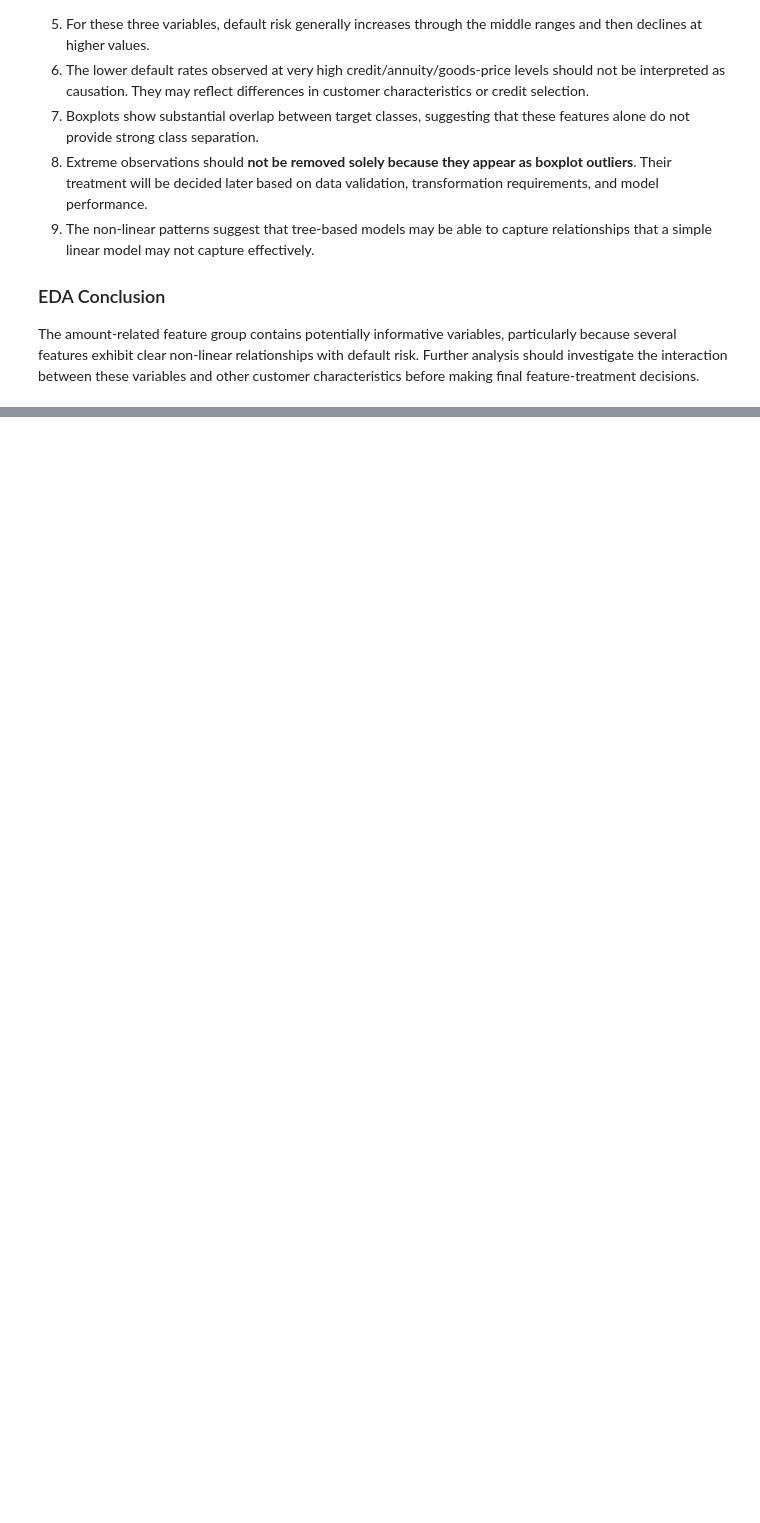
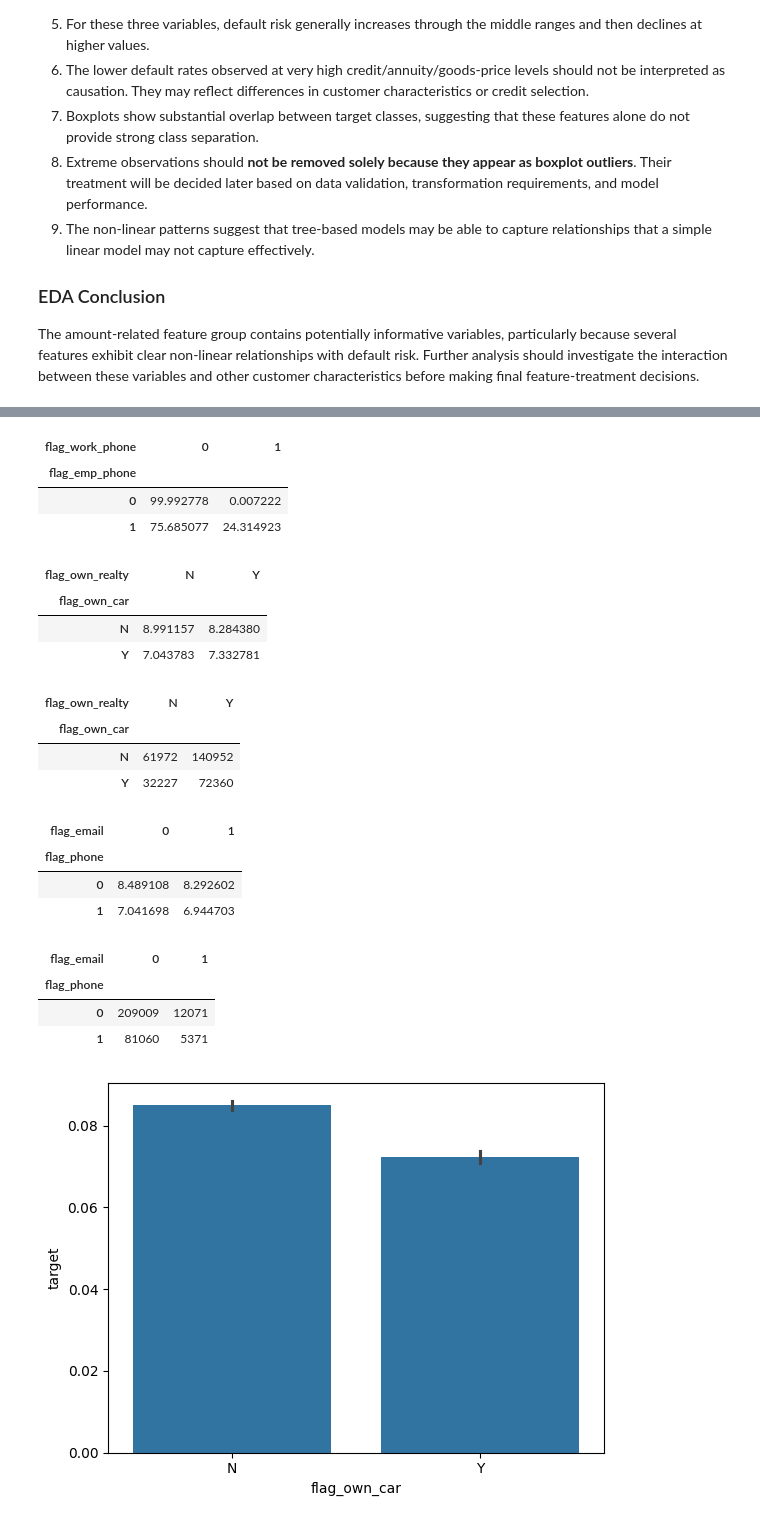
Before and after one commit to Roxy099/data_science_project, a Jupyter notebook: notebooks/baseline_model.ipynb, the cells around one changed output, grey strips where cells are left out. Drawn from its saved outputs; the diff is of its cells as text; code cells hidden in the pictures; blank space fills up the shorter version.

Commit message:
completed eda of flag and family features

```diff
--- a/notebooks/baseline_model.ipynb
+++ b/notebooks/baseline_model.ipynb
@@ -2350,0 +2447,52 @@ The amount-related feature group contains potentially informative variables, par
+# %%
+pd.crosstab(
+    application_df['flag_emp_phone'],
+    application_df['flag_work_phone'],
+    normalize='index'
+) * 100
+# %% [output]
+| flag_work_phone | 0 | 1 |
+| flag_emp_phone |  |  |
+| 0 | 99.992778 | 0.007222 |
+| 1 | 75.685077 | 24.314923 |
+# %%
+pd.crosstab(application_df['flag_own_car'],
+            application_df['flag_own_realty'],
+            values=application_df['target'],
+            aggfunc='mean')*100
+# %% [output]
+| flag_own_realty | N | Y |
+| flag_own_car |  |  |
+| N | 8.991157 | 8.284380 |
+| Y | 7.043783 | 7.332781 |
+# %%
+pd.crosstab(application_df['flag_own_car'],
+            application_df['flag_own_realty'])
+# %% [output]
+| flag_own_realty | N | Y |
+| flag_own_car |  |  |
+| N | 61972 | 140952 |
+| Y | 32227 | 72360 |
+# %%
+pd.crosstab(application_df['flag_phone'],
+            application_df['flag_email'],
+            values=application_df['target'],
+            aggfunc='mean')*100
+# %% [output]
+| flag_email | 0 | 1 |
+| flag_phone |  |  |
+| 0 | 8.489108 | 8.292602 |
+| 1 | 7.041698 | 6.944703 |
+# %%
+pd.crosstab(application_df['flag_phone'],
+            application_df['flag_email'])
+# %% [output]
+| flag_email | 0 | 1 |
+| flag_phone |  |  |
+| 0 | 209009 | 12071 |
+| 1 | 81060 | 5371 |
+# %%
+sns.barplot(x=application_df['flag_own_car'],y=application_df['target'],estimator='mean')
+plt.show()
+# %% [output]
+[figure, added]
```
Also changed, not shown: parts of 26 cells of this notebook.
